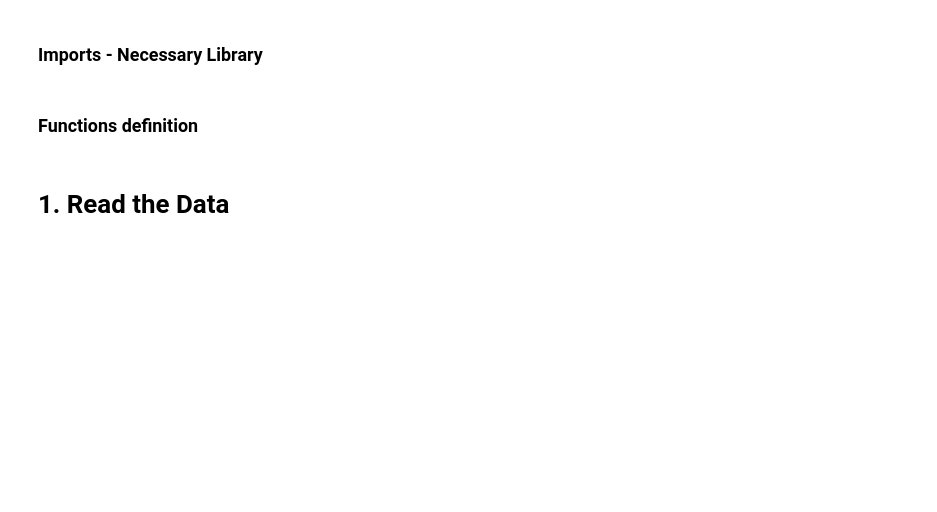
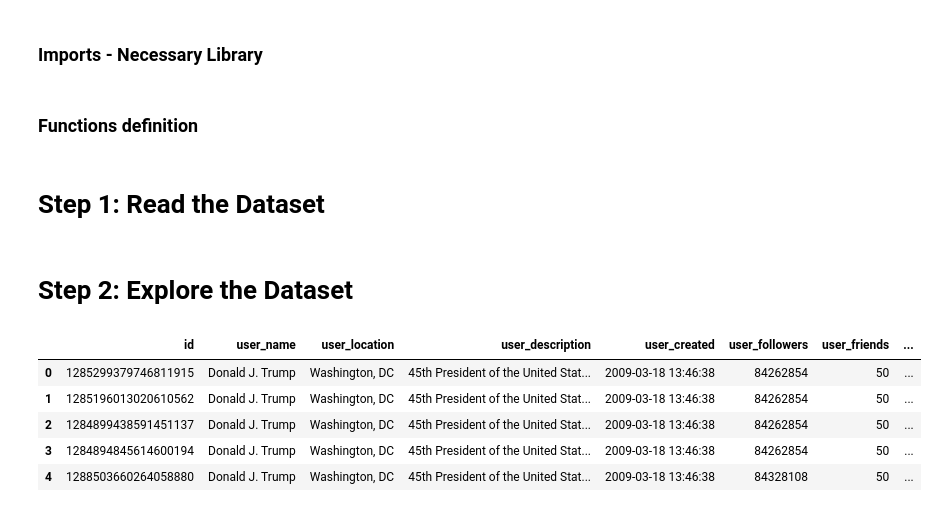
Before and after one commit to Moutoussamy/Trump_Tweets_Topic_modelling, a Jupyter notebook: Trump_Tweets_Topic_modelling.ipynb, the cells around one changed output. Cells and saved outputs as stored; diff of their text form; code cells hidden in the pictures; blank space fills up the shorter version.

```diff
--- a/Trump_Tweets_Topic_modelling.ipynb
+++ b/Trump_Tweets_Topic_modelling.ipynb
@@ -93,4 +93,4 @@ def GetDaysList(dates):
 
     return all_dates,all_dates_epure
 # %% [markdown]
-# 1. Read the Data
+# Step 1: Read the Dataset
@@ -96,0 +99,11 @@ def GetDaysList(dates):
+# %% [markdown]
+# Step 2: Explore the Dataset
+# %%
+trump_tweets.head()
+# %% [output]
+|  | id | user_name | user_location | user_description | user_created | user_followers | user_friends | ... |
+| 0 | 1285299379746811915 | Donald J. Trump | Washington, DC | 45th President of the United Stat... | 2009-03-18 13:46:38 | 84262854 | 50 | ... |
+| 1 | 1285196013020610562 | Donald J. Trump | Washington, DC | 45th President of the United Stat... | 2009-03-18 13:46:38 | 84262854 | 50 | ... |
+| 2 | 1284899438591451137 | Donald J. Trump | Washington, DC | 45th President of the United Stat... | 2009-03-18 13:46:38 | 84262854 | 50 | ... |
+| 3 | 1284894845614600194 | Donald J. Trump | Washington, DC | 45th President of the United Stat... | 2009-03-18 13:46:38 | 84262854 | 50 | ... |
+| 4 | 1288503660264058880 | Donald J. Trump | Washington, DC | 45th President of the United Stat... | 2009-03-18 13:46:38 | 84328108 | 50 | ... |
```
Also changed, not shown: parts of 34 cells of this notebook, 1 other file.
